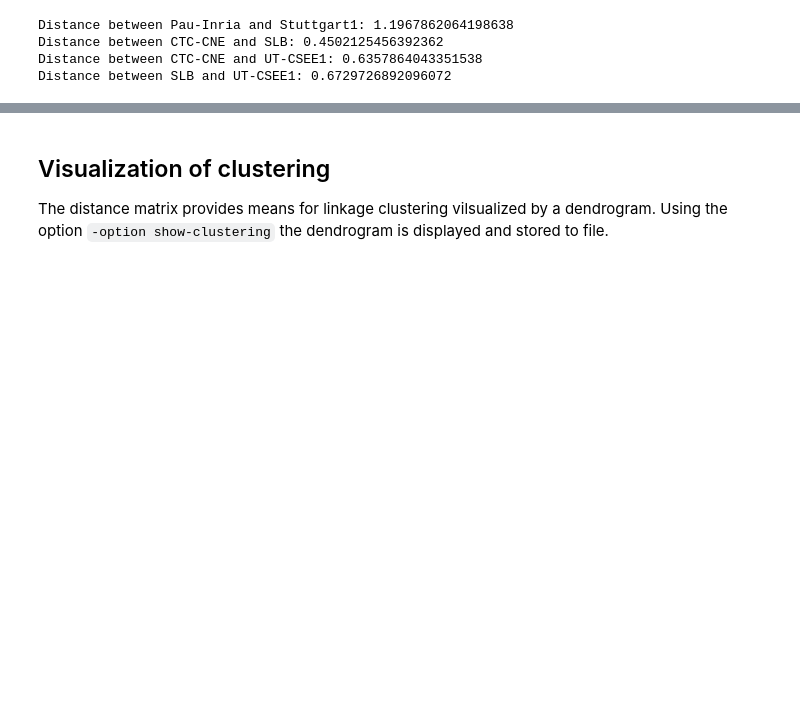
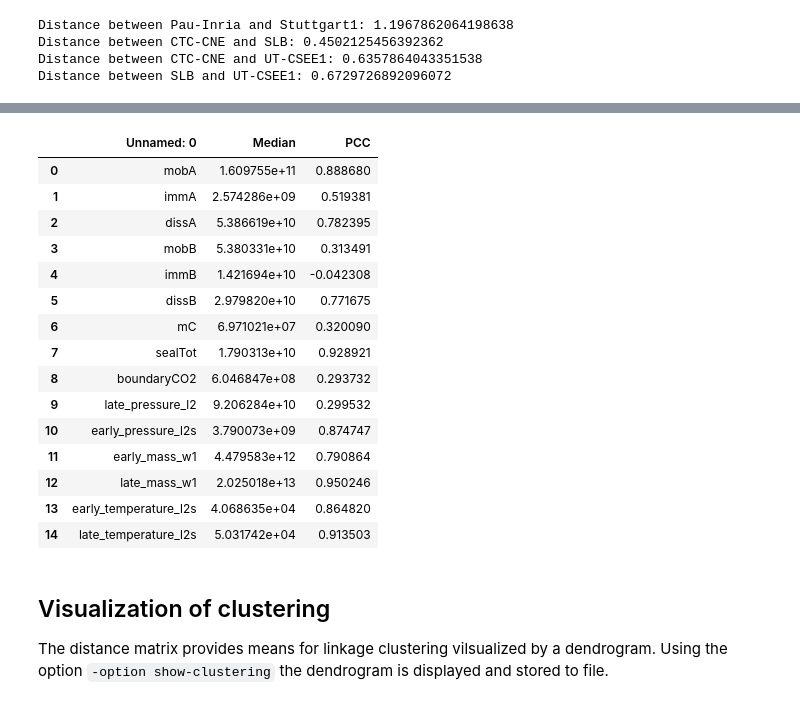
Before and after one commit to Simulation-Benchmarks/11thSPE-CSP, a Jupyter notebook: notebooks/spe11b_data_analysis.ipynb, the cells around one changed output, grey strips where cells are left out. Saved outputs shown, nothing was run; the diff lists cells and outputs as text; code cells hidden in the pictures; blank space fills up the shorter version.

```diff
--- a/notebooks/spe11b_data_analysis.ipynb
+++ b/notebooks/spe11b_data_analysis.ipynb
@@ -107,3 +107,24 @@ Distance between SLB and UT-CSEE1: 0.6729726892096072
+# %%
+import pandas as pd
+df = pd.read_csv('output/spe11b/spe11b_statistics.csv')
+df
+# %% [output]
+|  | Unnamed: 0 | Median | PCC |
+| 0 | mobA | 1.609755e+11 | 0.888680 |
+| 1 | immA | 2.574286e+09 | 0.519381 |
+| 2 | dissA | 5.386619e+10 | 0.782395 |
+| 3 | mobB | 5.380331e+10 | 0.313491 |
+| 4 | immB | 1.421694e+10 | -0.042308 |
+| 5 | dissB | 2.979820e+10 | 0.771675 |
+| 6 | mC | 6.971021e+07 | 0.320090 |
+| 7 | sealTot | 1.790313e+10 | 0.928921 |
+| 8 | boundaryCO2 | 6.046847e+08 | 0.293732 |
+| 9 | late_pressure_l2 | 9.206284e+10 | 0.299532 |
+| 10 | early_pressure_l2s | 3.790073e+09 | 0.874747 |
+| 11 | early_mass_w1 | 4.479583e+12 | 0.790864 |
+| 12 | late_mass_w1 | 2.025018e+13 | 0.950246 |
+| 13 | early_temperature_l2s | 4.068635e+04 | 0.864820 |
+| 14 | late_temperature_l2s | 5.031742e+04 | 0.913503 |
 # %% [markdown]
 ## Visualization of clustering
 The distance matrix provides means for linkage clustering vilsualized by a dendrogram. Using the option `-option show-clustering` the dendrogram is displayed and stored to file.
```
Also changed, not shown: parts of 11 cells of this notebook, 10 other files.
